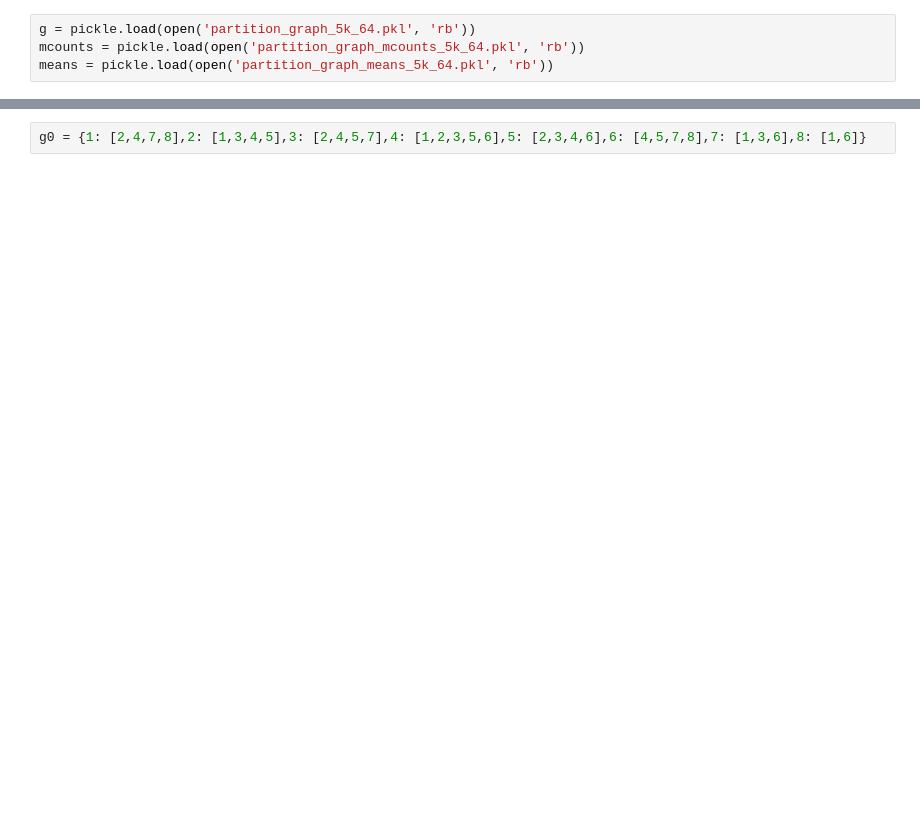
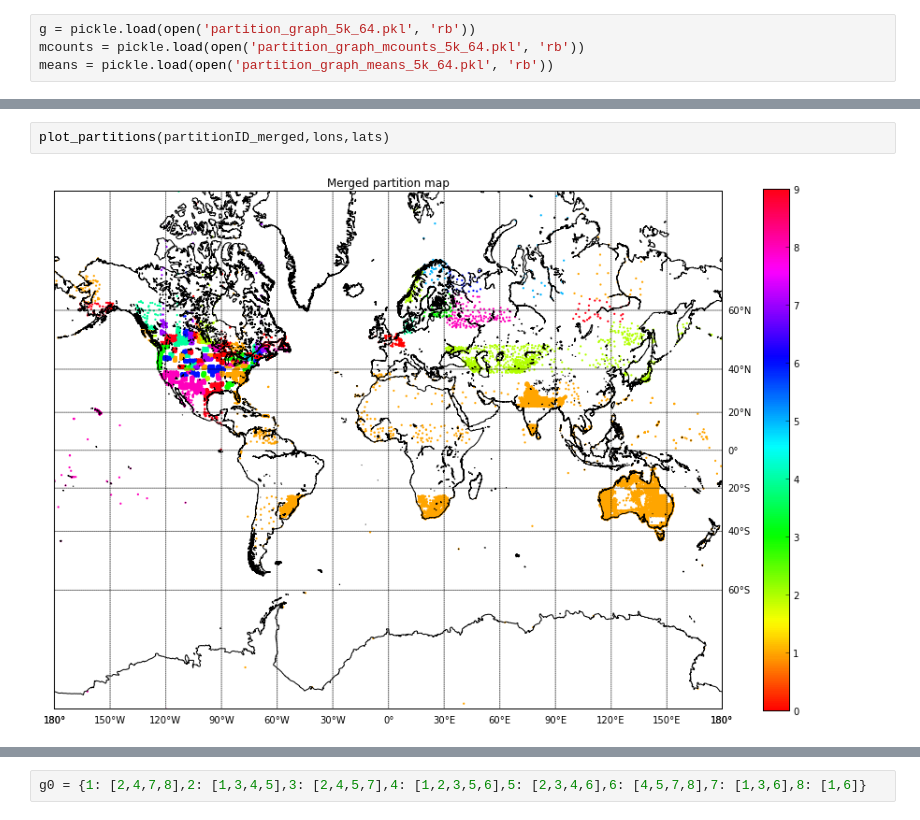
Before and after one commit to woerns/UCSD_BigData, a Jupyter notebook: notebooks/weather_analysis/weather_analysis_merging.ipynb, the cells around one changed output, grey strips where cells are left out. Drawn from its saved outputs; the diff is of its cells as text; blank space fills up the shorter version.

```diff
--- a/notebooks/weather_analysis/weather_analysis_merging.ipynb
+++ b/notebooks/weather_analysis/weather_analysis_merging.ipynb
@@ -352,0 +423,4 @@ LinAlgError: SVD did not converge
+# %%
+plot_partitions(partitionID_merged,lons,lats)
+# %% [output]
+[figure, added]
```
Also changed, not shown: parts of 19 cells of this notebook, 3 other files.
